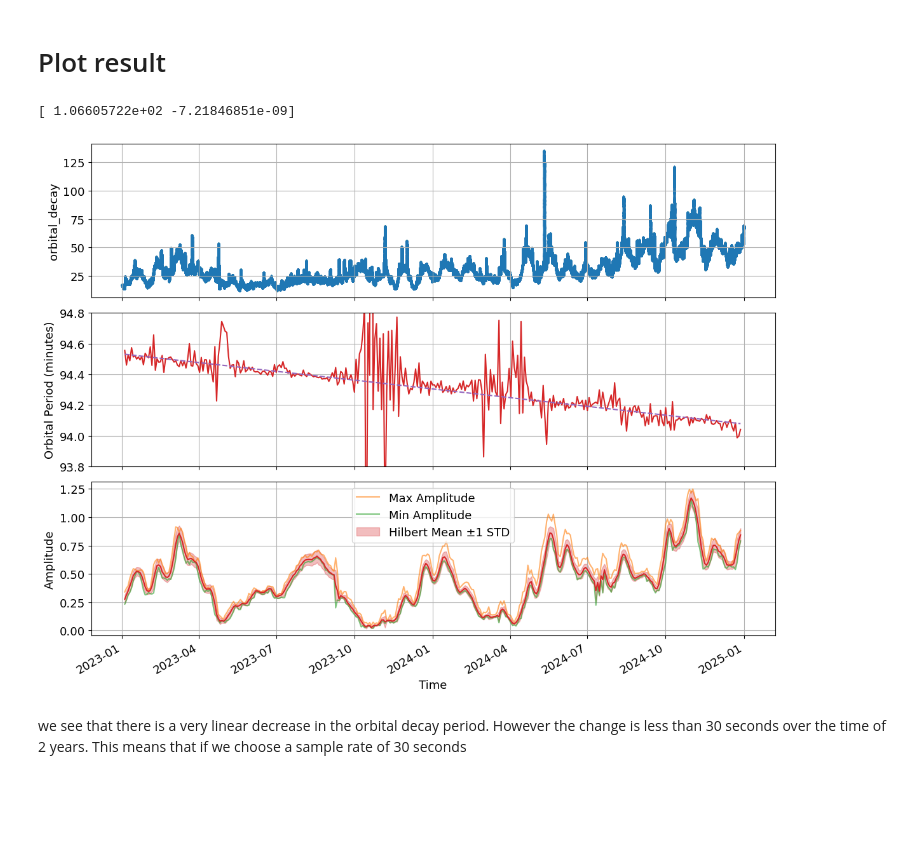
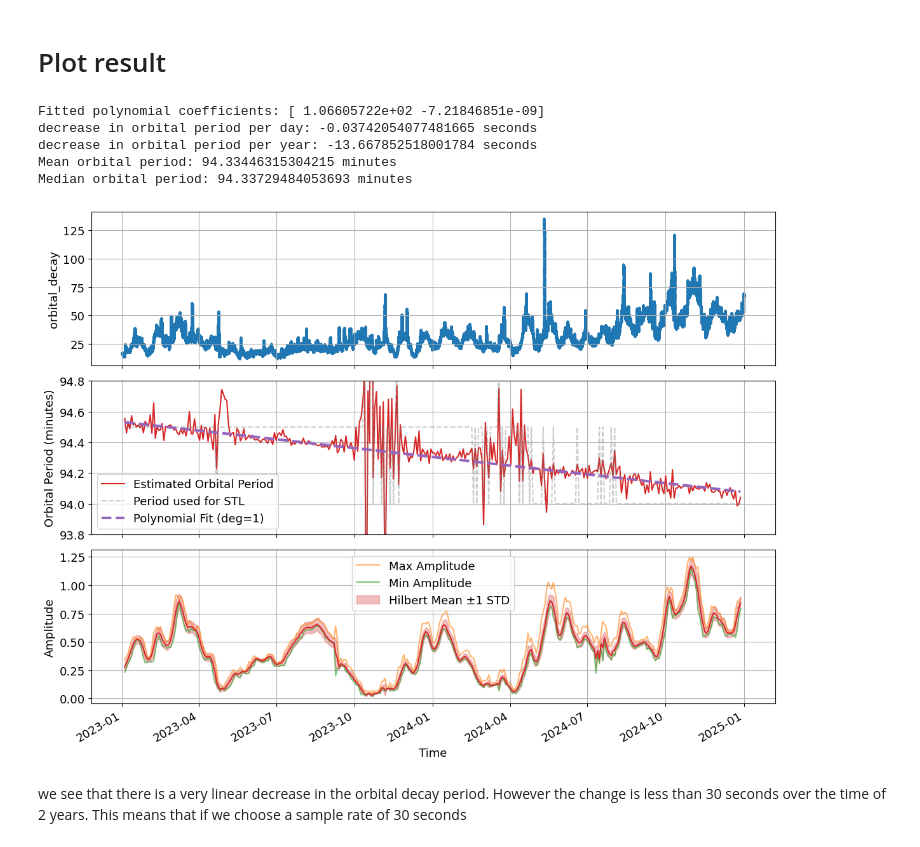
Before and after one commit to David-Student-Bern/MT, a Jupyter notebook: Analysis/modeling/amplitude_finder.ipynb, the cells around one changed output. Drawn from its saved outputs; the diff is of its cells as text; code cells hidden in the pictures; blank space fills up the shorter version.

```diff
--- a/Analysis/modeling/amplitude_finder.ipynb
+++ b/Analysis/modeling/amplitude_finder.ipynb
@@ -323,38 +324,50 @@ for _ in range(n_iter):
 x_fit = np.linspace(x.min(), x.max(), 100)
 y_fit = p(x_fit)
 
-print(p.convert().coef)
+coeffs = p.convert().coef
+print("Fitted polynomial coefficients:", coeffs)
+print("decrease in orbital period per day:", coeffs[1] * 86400 * 60, "seconds")  # min per day
+print("decrease in orbital period per year:", coeffs[1] * 86400 * 365.25 * 60, "seconds")  # min per year
+print("Mean orbital period:", np.mean(y), "minutes")
+print("Median orbital period:", np.median(y), "minutes")
 # %% [output]
-[ 1.06605722e+02 -7.21846851e-09]
+Fitted polynomial coefficients: [ 1.06605722e+02 -7.21846851e-09]
+decrease in orbital period per day: -0.03742054077481665 seconds
+decrease in orbital period per year: -13.667852518001784 seconds
+Mean orbital period: 94.33446315304215 minutes
+Median orbital period: 94.33729484053693 minutes
 # %%
 # plot all features from columns_needed
 fig, axes = plt.subplots(3, 1, figsize=(12, 9), sharex=True)
 
 axes[0].scatter(df.index, df['orbital_decay'], s=2, c='C0', alpha=0.6)
 axes[0].set_ylabel('orbital_decay')
 axes[0].grid(True)
 
-axes[1].plot(amp_df.index, amp_df['orbital_period'], c='C3')
-# axes[1].plot(pd.to_datetime(x_fit*1e9), y_fit, c='C4', linestyle='--', label='Polynomial Fit (deg=2)')
-axes[1].plot(amp_df.index, p(amp_df.index.astype(np.int64) / 1e9), c='C4', linestyle='--', label='Polynomial Fit (deg=1)')
+axes[1].plot(amp_df.index, amp_df['orbital_period'], c='C3', label='Estimated Orbital Period')
+vals = amp_df['orbital_period'].values * 60 / dt_seconds
+result = np.round(vals).astype(int)
+axes[1].plot(amp_df.index, result/2, c='grey', linestyle='--', label='Period used for STL', alpha=0.4)
+axes[1].plot(amp_df.index, p(amp_df.index.astype(np.int64) / 1e9), c='C4', linestyle='--', lw = 3, label='Polynomial Fit (deg=1)', alpha=1)
 axes[1].set_ylabel('Orbital Period (minutes)')
 # axes[1].set_xlabel('Time')
 axes[1].set_ylim(93.8, 94.8)
+axes[1].legend()
 axes[1].grid(True)
 
 axes[2].plot(amp_df.index, amp_df['amp_max'], c='C1', alpha=0.6, label='Max Amplitude')
 axes[2].plot(amp_df.index, amp_df['amp_min'], c='C2', alpha=0.6, label='Min Amplitude')
 axes[2].plot(amp_df.index, amp_df['hilbert_amp_mean'], c='C3')
 axes[2].fill_between(amp_df.index, amp_df['hilbert_amp_mean']-amp_df['hilbert_amp_std'], amp_df['hilbert_amp_mean']+amp_df['hilbert_amp_std'], color='C3', alpha=0.3, label = 'Hilbert Mean ±1 STD')
 axes[2].legend()
 axes[2].set_ylabel('Amplitude')
 axes[2].set_xlabel('Time')
 axes[2].grid(True)
 
 fig.autofmt_xdate()
 plt.tight_layout()
 plt.show()
 # %% [output]
-[figure, old version]
+[figure, new version]
 # %% [markdown]
 we see that there is a very linear decrease in the orbital decay period. However the change is less than 30 seconds over the time of 2 years. This means that if we choose a sample rate of 30 seconds
```
Also changed, not shown: parts of 9 cells of this notebook.
